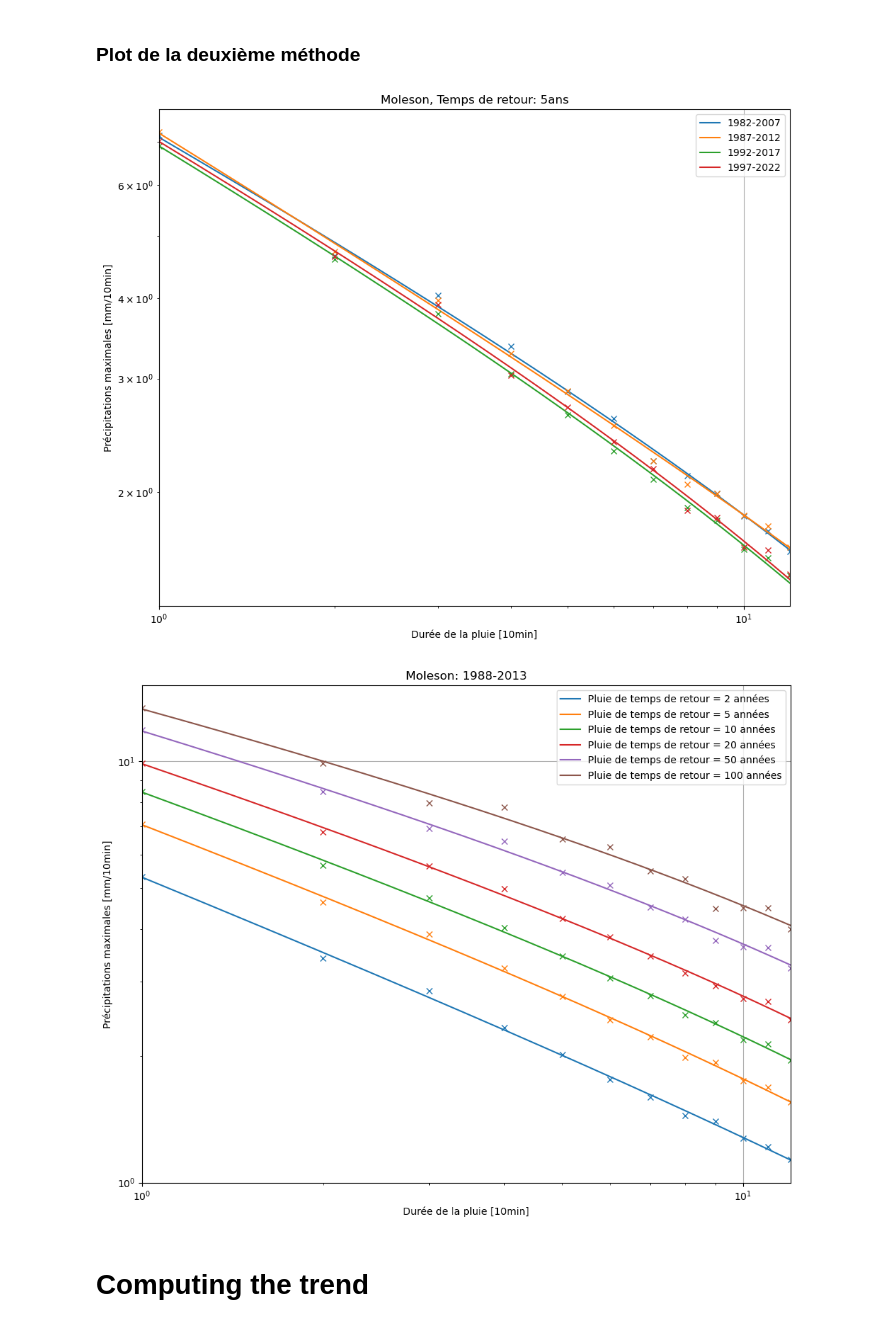
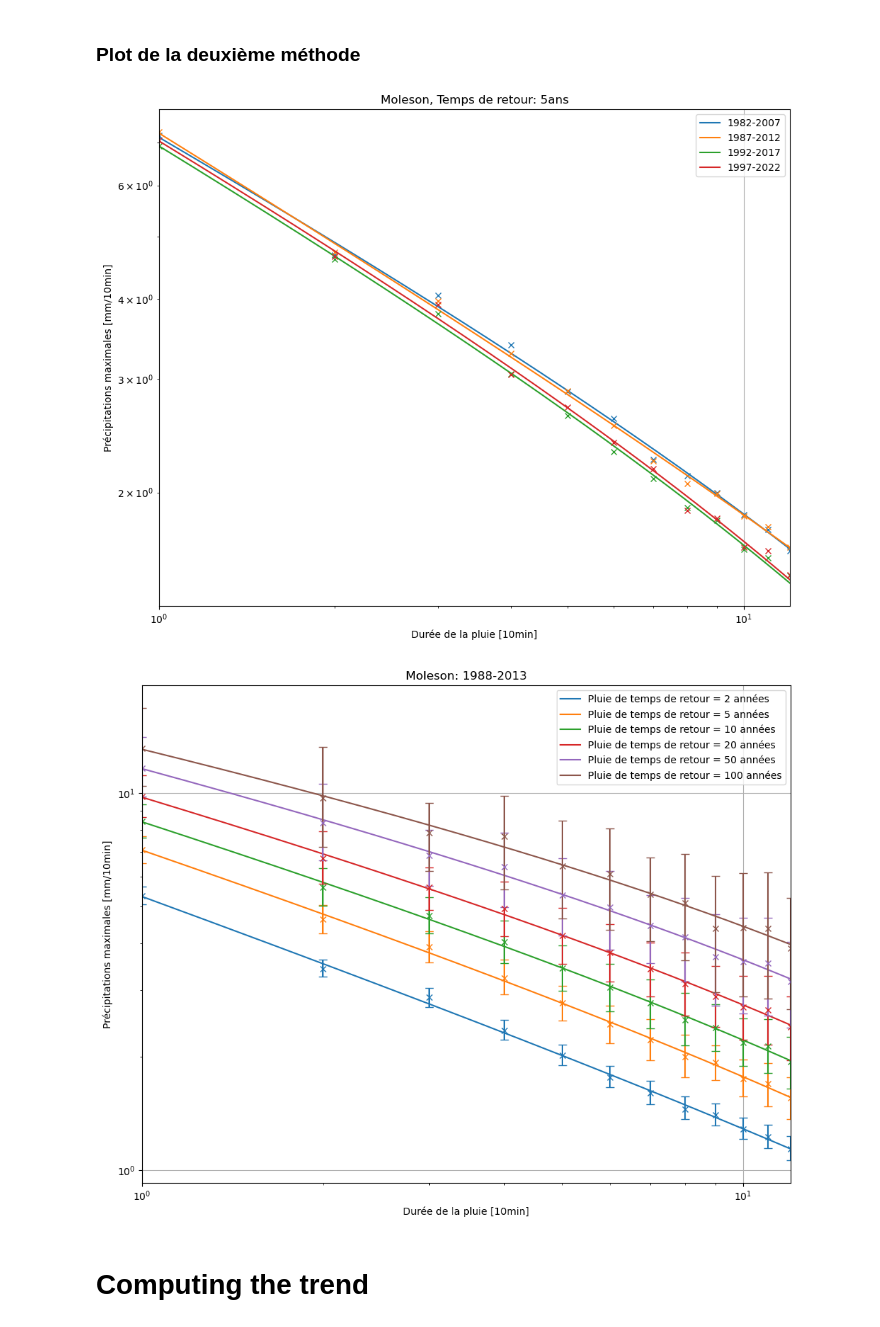
Before and after one commit to Eugnmttx/RainAnalysis, a Jupyter notebook: Version1/IDF_POT.ipynb, the cells around one changed output. Saved outputs shown, nothing was run; the diff lists cells and outputs as text; code cells hidden in the pictures.

Commit message:
Update for adding quantile error propagation

```diff
--- a/Version1/IDF_POT.ipynb
+++ b/Version1/IDF_POT.ipynb
@@ -97,15 +97,28 @@ Données sélectionnées:
 # %%
 import lmoments3 as lm
 import lmoments3.distr as lmdist
+
 parametres = np.zeros(shape=[num_mobiles,len(N),3])
+
+T = np.array([2,5,10,20,50,100])
+quantile_levels =1-1/T
+
+n_boot = 1000
+quantile_temp = np.zeros(shape=[n_boot,len(T)])
+quantile_estimates = np.zeros(shape=[num_mobiles, len(N), len(T)])
+lower_quantile = np.zeros(shape=[num_mobiles, len(N), len(T)], dtype=float)
+upper_quantile = np.zeros(shape=[num_mobiles, len(N), len(T)], dtype=float)
 
 # data = your exceedances
 for j in range(num_mobiles):
     for i, n in enumerate(N):
-        fit = lmdist.gpa.lmom_fit(results[j][i])
-        parametres[j, i, 0] = fit['c']
-        parametres[j, i, 1] = fit['loc']
-        parametres[j, i, 2] = fit['scale']
+        for b in range(n_boot):
+            sample = np.random.choice(results[j][i], size=len(results[j][i]), replace=True)
+            fit = lmdist.gpa.lmom_fit(sample)
+            quantile_temp[b, :] = stats.genpareto.ppf(quantile_levels, c=fit['c'], scale=fit['scale'], loc=fit['loc'])
+        lower_quantile[j,i] = np.percentile(quantile_temp, 2.5, axis=0)
+        upper_quantile[j,i] = np.percentile(quantile_temp, 97.5, axis=0)
+        quantile_estimates[j,i] = np.mean(quantile_temp, axis=0)
 # %%
 w=0
 i=8
@@ -158,17 +171,13 @@ def residuals_2(params, N, Frequencies):
 # %%
 import scipy.optimize
 
-T = np.array([2,5,10,20,50,100])
 a = np.zeros([num_mobiles,len(T)])
 b = np.zeros([num_mobiles,len(T)])
 n = np.zeros([num_mobiles,len(T)])
-Frequencies = np.zeros(shape=[num_mobiles, len(N), len(T)])
+Frequencies = np.array(quantile_estimates, dtype=float)
 
 for j in range(num_mobiles):
     for i, t in enumerate(T):
-        for k, l in enumerate(N):
-            Frequencies[j,k,i] = stats.genpareto.ppf(1-1/t, parametres[j,k,0], loc=parametres[j,k,1], scale=parametres[j,k,2])
-        print(Frequencies[j,:,i])
         result = scipy.optimize.least_squares(residuals_2, x0=[a[j,i],b[j,i],n[j,i]], args=(N, Frequencies[j,:,i]))
         a[j,i] = result.x[0]
         b[j,i] = result.x[1]
@@ -194,3 +185,18 @@ for j in range(num_mobiles):
+# %%
+def check_non_numeric(arr, name):
+    arr_flat = np.array(arr).flatten()
+    for idx, val in enumerate(arr_flat):
+        if np.isnan(val):
+            print(f"NaN in {name} at index {idx}")
+        if np.isinf(val):
+            print(f"Inf in {name} at index {idx}")
+
+# Example usage for your arrays:
+for j in range(num_mobiles):
+    for i in range(len(T)):
+        check_non_numeric(Frequencies[j,:,i], "Frequencies")
+        check_non_numeric(lower_quantile[j,:,i], "lower_quantile")
+        check_non_numeric(upper_quantile[j,:,i], "upper_quantile")
 # %% [markdown]
 ### Plot de la deuxième méthode
 # %%
@@ -214,27 +220,28 @@ plt.legend(loc='best')
 plt.tight_layout()
 plt.show()
 # %% [output]
-[figure, old version]
+[figure, new version]
 # %%
 plt.figure(figsize=(10,8))
 plt.subplot()
 j = 6
 for i, t in enumerate(T):
     p1, = plt.plot(np.linspace(N[0],N[-1],1000), montana_complexe(a[j,i],b[j,i],n[j,i],np.linspace(N[0],N[-1],1000)), '-', label=f'Pluie de temps de retour = {t} années')
     color = p1.get_color()
-    plt.plot(N, Frequencies[j,:,i],'x', color=color)
+    freq_err = np.array([Frequencies[j,:,i]-lower_quantile[j,:,i],upper_quantile[j,:,i]-Frequencies[j,:,i]],dtype=float)
+    plt.errorbar(N, Frequencies[j,:,i],yerr=freq_err,fmt='x', color=color, capsize=4)
 plt.xlabel('Durée de la pluie [10min]')
 plt.ylabel('Précipitations maximales [mm/10min]')
 plt.title(Station[num_sta]+f': {first_year+j}-{first_year+j+width_mobile}')
 plt.xscale('log')
 plt.yscale('log')
 plt.xlim(N[0],N[-1])
 plt.grid(True)
 plt.legend(loc='best')
 plt.tight_layout()
 plt.show()
 # %% [output]
-[figure, old version]
+[figure, new version]
 # %% [markdown]
 # Computing the trend
 # %%
```
Also changed, not shown: parts of 3 cells of this notebook.
